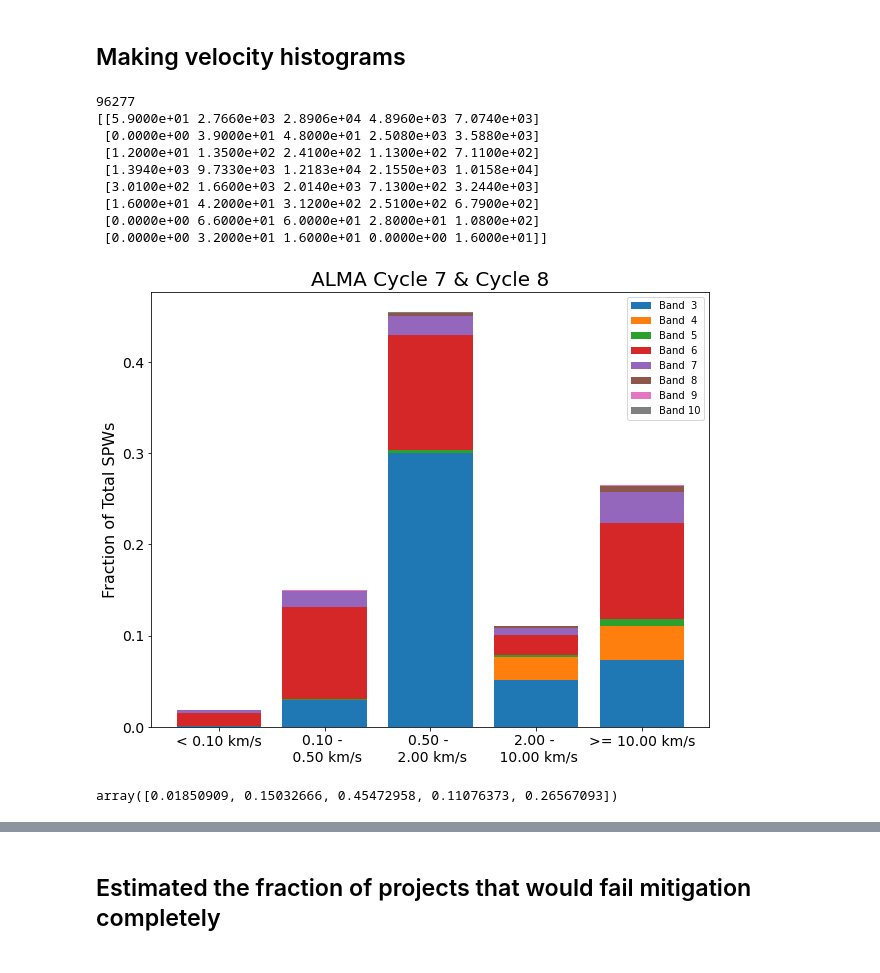
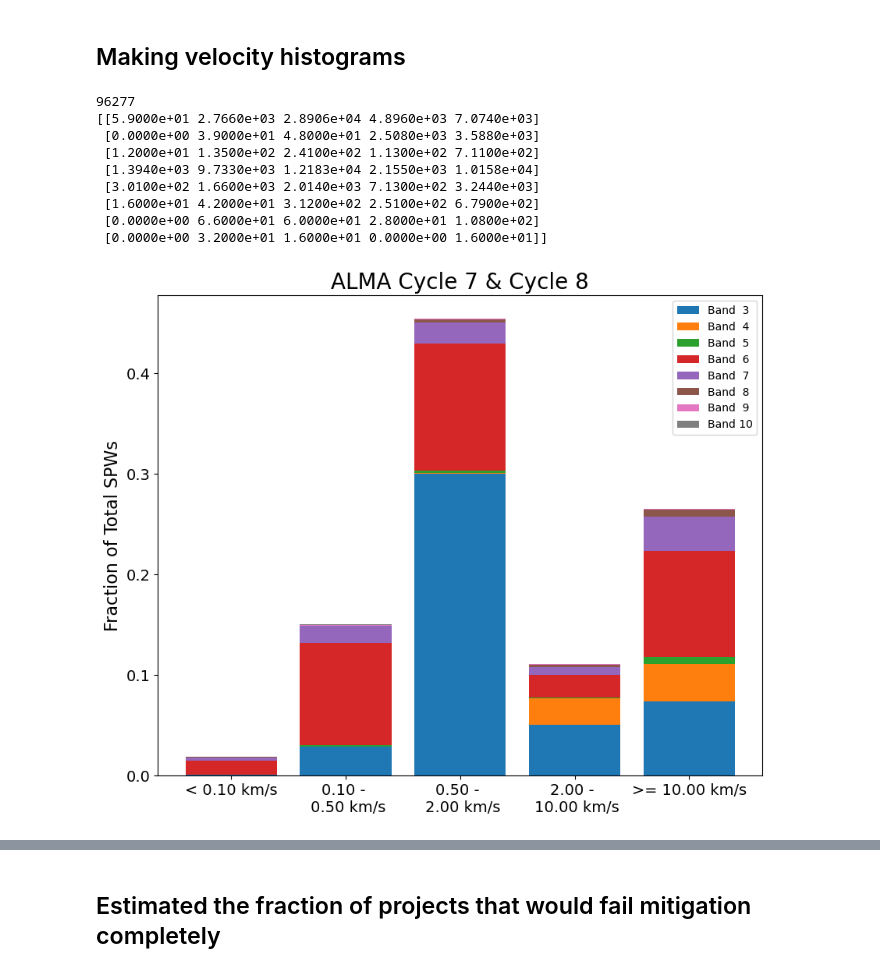
Before and after one commit to aakepley/big-cubes, a Jupyter notebook: WSU_size_of_computing_numbers_CrystalPlots.ipynb, the cells around one changed output, grey strips where cells are left out. Drawn from its saved outputs; the diff is of its cells as text; code cells hidden in the pictures.

Commit message:
making plots for data properties writeup

```diff
--- a/WSU_size_of_computing_numbers_CrystalPlots.ipynb
+++ b/WSU_size_of_computing_numbers_CrystalPlots.ipynb
@@ -33,9 +36,11 @@ len(result_c7_c8)
 # %% [output]
 22362
 # %%
-# read in original data for cycle 7 and 8
-cycle7tab = Table.read('result_table_cycle7_with_calc_values_20220923.csv')
-cycle8tab = Table.read('result_table_cycle8_with_calc_values_20220923.csv')
+# read in original data for cycle 7 and 8 -- this hasn't been updated since my last archive pull,
+# so the date is okay here. The cyberattack broke the astroquery package's ability to query the
+# alma archive.
+cycle7tab = Table.read('data/result_table_cycle7_with_calc_values_20220923.csv')
+cycle8tab = Table.read('data/result_table_cycle8_with_calc_values_20220923.csv')
 # %%
 np.unique(cycle7tab['array'])
 # %% [output]
@@ -390,23 +281,22 @@ Limit   Number    Fraction
 # %% [markdown]
 ## Making velocity histograms
 # %%
-reload(large_cubes)
-vel_hist = large_cubes.make_velocity_bar(cycle7_cycle8_tab,title='ALMA Cycle 7 & Cycle 8',pltname='cycle7_cycle8_spw_distribution.png')
+reload(wsu_plots)
+vel_hist = wsu_plots.make_velocity_bar(cycle7_cycle8_tab,title='ALMA Cycle 7 & Cycle 8',
+                                       pltname='plots/cycle7_cycle8_spw_distribution.png')
 # %% [output]
 96277
 [[5.9000e+01 2.7660e+03 2.8906e+04 4.8960e+03 7.0740e+03]
  [0.0000e+00 3.9000e+01 4.8000e+01 2.5080e+03 3.5880e+03]
  [1.2000e+01 1.3500e+02 2.4100e+02 1.1300e+02 7.1100e+02]
  [1.3940e+03 9.7330e+03 1.2183e+04 2.1550e+03 1.0158e+04]
  [3.0100e+02 1.6600e+03 2.0140e+03 7.1300e+02 3.2440e+03]
  [1.6000e+01 4.2000e+01 3.1200e+02 2.5100e+02 6.7900e+02]
  [0.0000e+00 6.6000e+01 6.0000e+01 2.8000e+01 1.0800e+02]
  [0.0000e+00 3.2000e+01 1.6000e+01 0.0000e+00 1.6000e+01]]
-[figure, old version]
+[figure, new version]
 # %%
 np.sum(vel_hist,axis=0)/np.sum(vel_hist)
-# %% [output]
-array([0.01850909, 0.15032666, 0.45472958, 0.11076373, 0.26567093])
 # %%
 reload(large_cubes)
 idx = cycle7_cycle8_tab['velocity_resolution'] < 0.1
```
Also changed, not shown: parts of 54 cells of this notebook, 5 other files.
